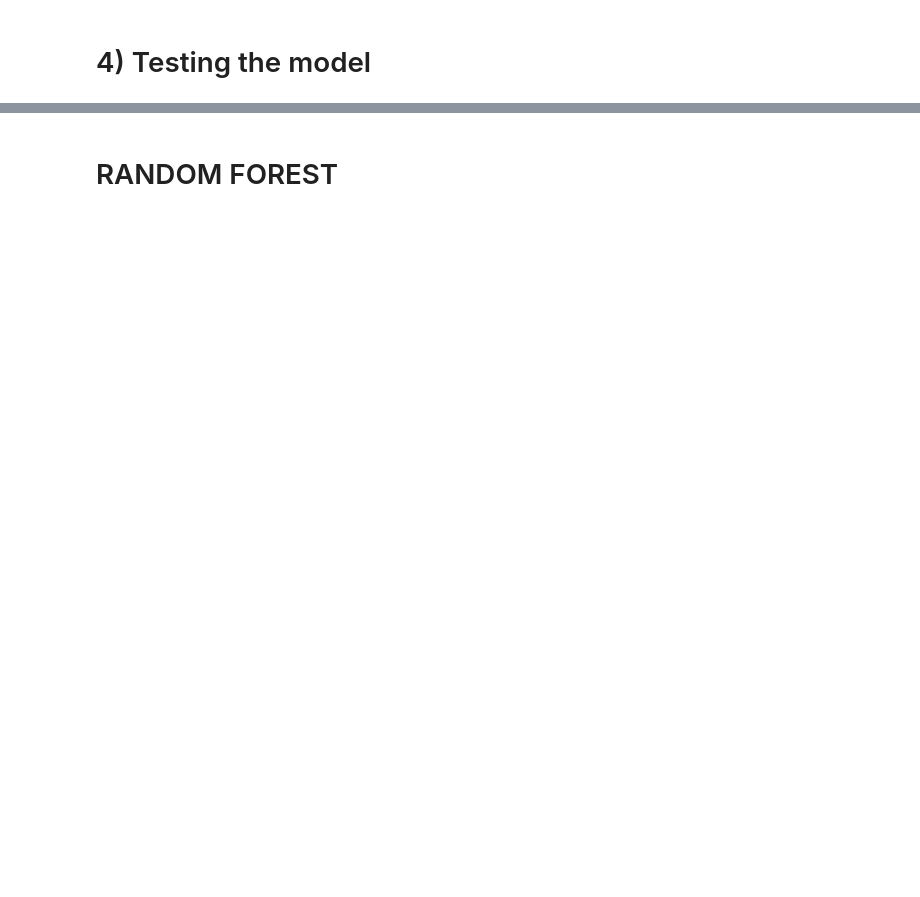
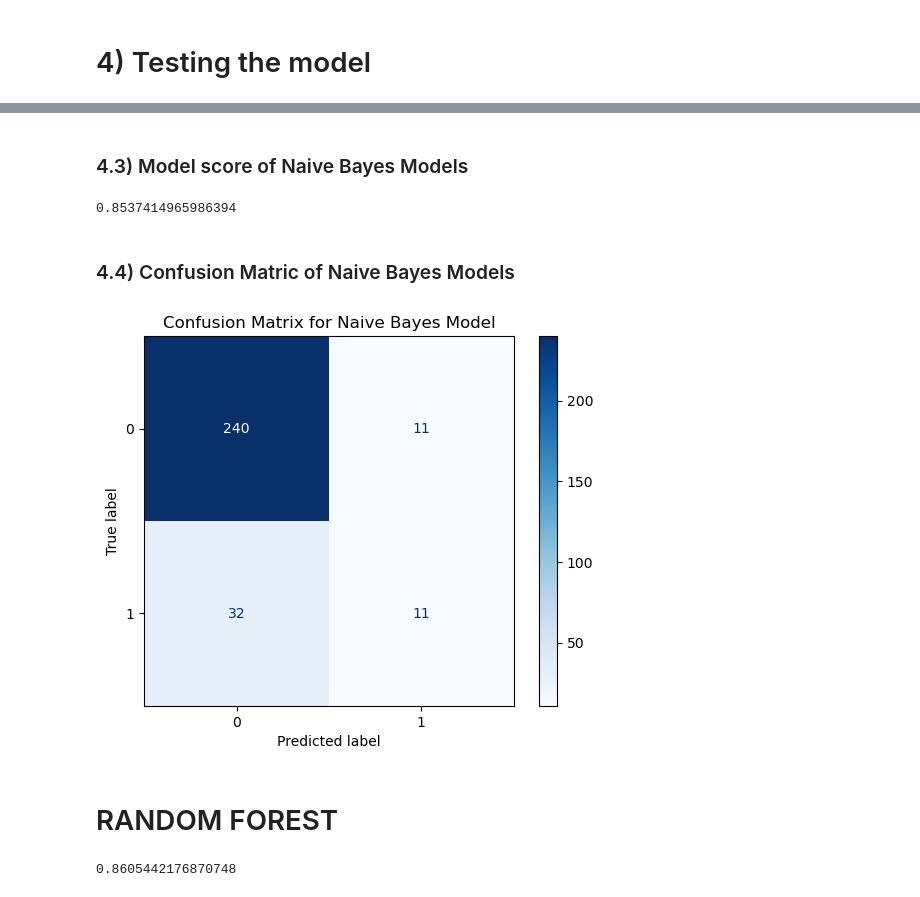
Before and after one commit to TRossen89/BI_MP_Assignments, a Jupyter notebook: MP4_Machine_learning_for_analysis_and_prediction_of_attrition.ipynb, the cells around one changed output, grey strips where cells are left out. Saved outputs shown, nothing was run; the diff lists cells and outputs as text; code cells hidden in the pictures; blank space fills up the shorter version.

Commit message:
MP4 - decision tree, bayes and random forest

```diff
--- a/MP4_Machine_learning_for_analysis_and_prediction_of_attrition.ipynb
+++ b/MP4_Machine_learning_for_analysis_and_prediction_of_attrition.ipynb
@@ -458,0 +481,3 @@ DecisionTreeClassifier(max_depth=5)
+# %%
+model = GaussianNB()
+model.fit(X_train, y_train)
@@ -468,6 +536,29 @@ Accuracy is  0.8231292517006803
+# %% [markdown]
+### 4.3) Model score of Naive Bayes Models
+# %%
+model.score(X_test, y_test)
+# %% [output]
+0.8537414965986394
+# %% [markdown]
+### 4.4) Confusion Matric of Naive Bayes Models
+# %%
+bayes_y_pred = model.predict(X_test)
+
+conf_matrix = confusion_matrix(y_test, bayes_y_pred)
+
+# Display confusion matrix
+disp = ConfusionMatrixDisplay(confusion_matrix=conf_matrix, display_labels=model.classes_)
+disp.plot(cmap=plt.cm.Blues)
+plt.title("Confusion Matrix for Naive Bayes Model")
+plt.show()
+# %% [output]
+[figure, added]
 # %% [markdown]
 # RANDOM FOREST
 # %%
-# X_train, X_test, y_train, y_test = model_selection.train_test_split(X, y, test_size=0.2, random_state=7)
-# n_estimators - the number of trees in the forest
-# classifier = RandomForestClassifier(n_estimators = 100, max_depth = 6)
+classifier4 = RandomForestClassifier(n_estimators = 100, max_depth = 2)
+classifier4.fit(X_train, y_train)
+random_forest_y_pred = classifier4.predict(X_test)
+accuracy_score(y_test, random_forest_y_pred)
+# %% [output]
+0.8605442176870748
```
Also changed, not shown: parts of 42 cells of this notebook.
